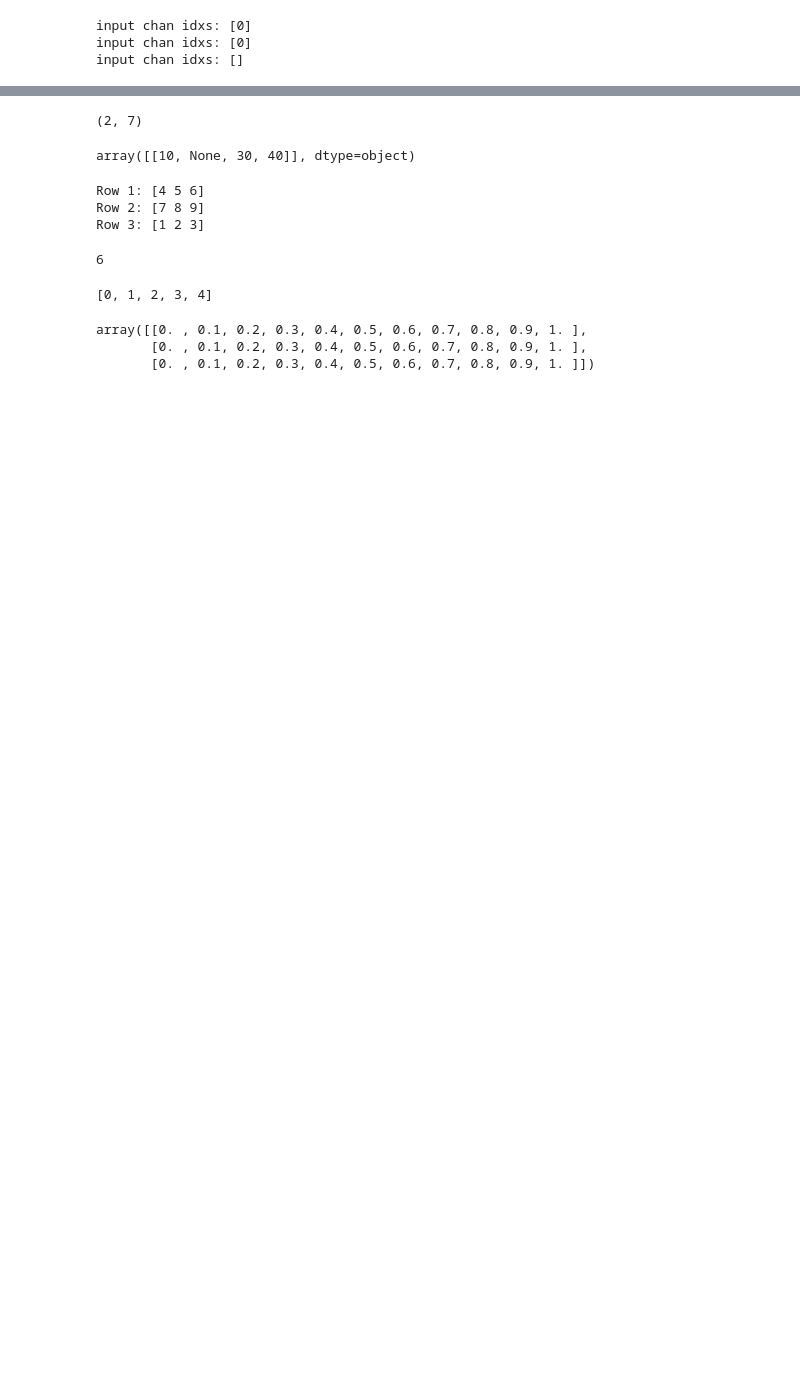
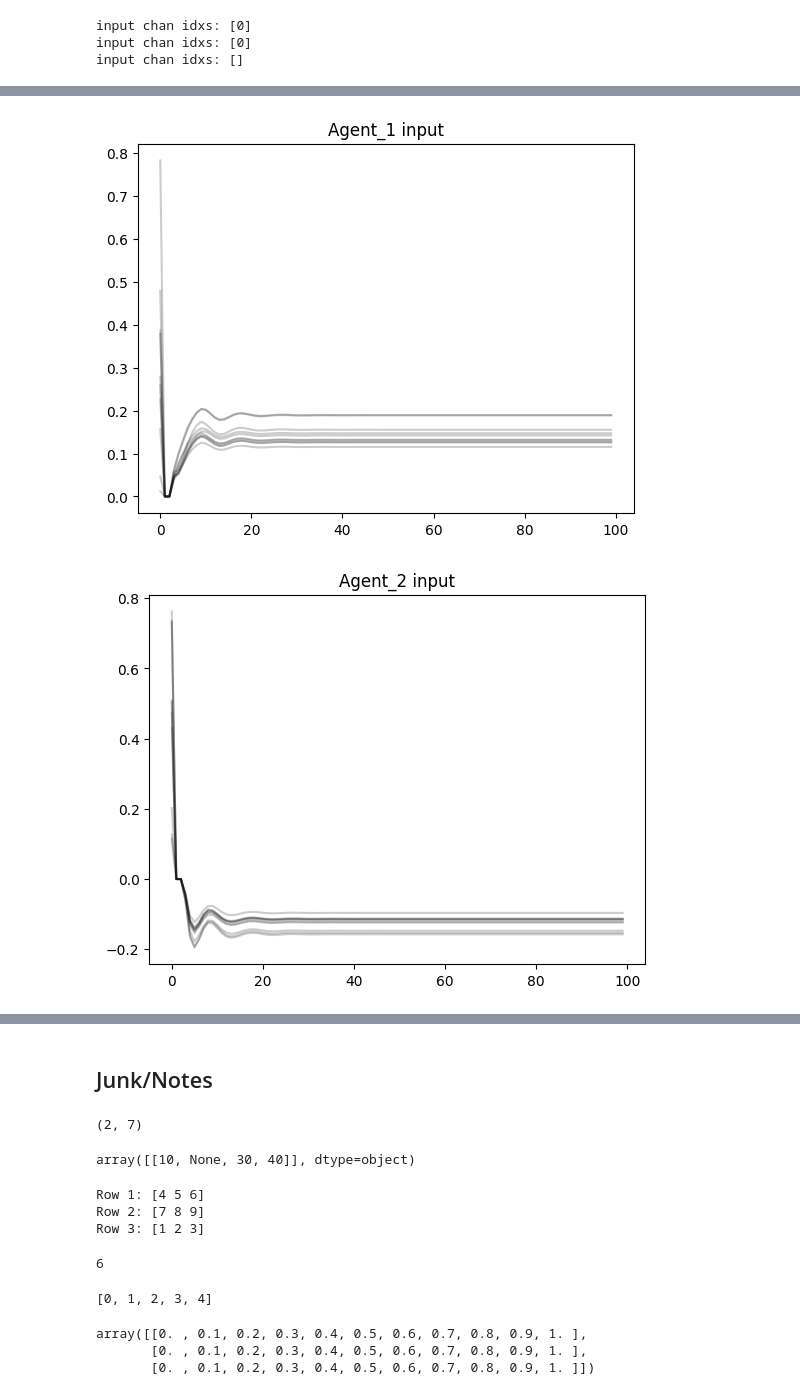
Before and after one commit to jprod/Control, a Jupyter notebook: for_paper_refactor.ipynb, the cells around one changed output, grey strips where cells are left out. Cells and saved outputs as stored; diff of their text form; code cells hidden in the pictures; blank space fills up the shorter version.

```diff
--- a/for_paper_refactor.ipynb
+++ b/for_paper_refactor.ipynb
@@ -201,0 +393,9 @@ array([0.32307372])
+# %%
+dcn = sys_06_total.deep_channel_names()
+for i in range(sysout.shape[1]):
+    plt.plot(sysout[:,i,:], 'k-', alpha=2/n)
+    plt.title(dcn[i])
+    plt.show()
+# %% [output]
+[figure, added]
+[figure, added]
@@ -202,3 +412,5 @@ array([0.32307372])
+# %% [markdown]
+## Junk/Notes
 # %%
 np.concatenate([np.zeros((1,7))] + [np.zeros((1,7))]).shape
 # %% [output]
```
Also changed, not shown: parts of 17 cells of this notebook.
